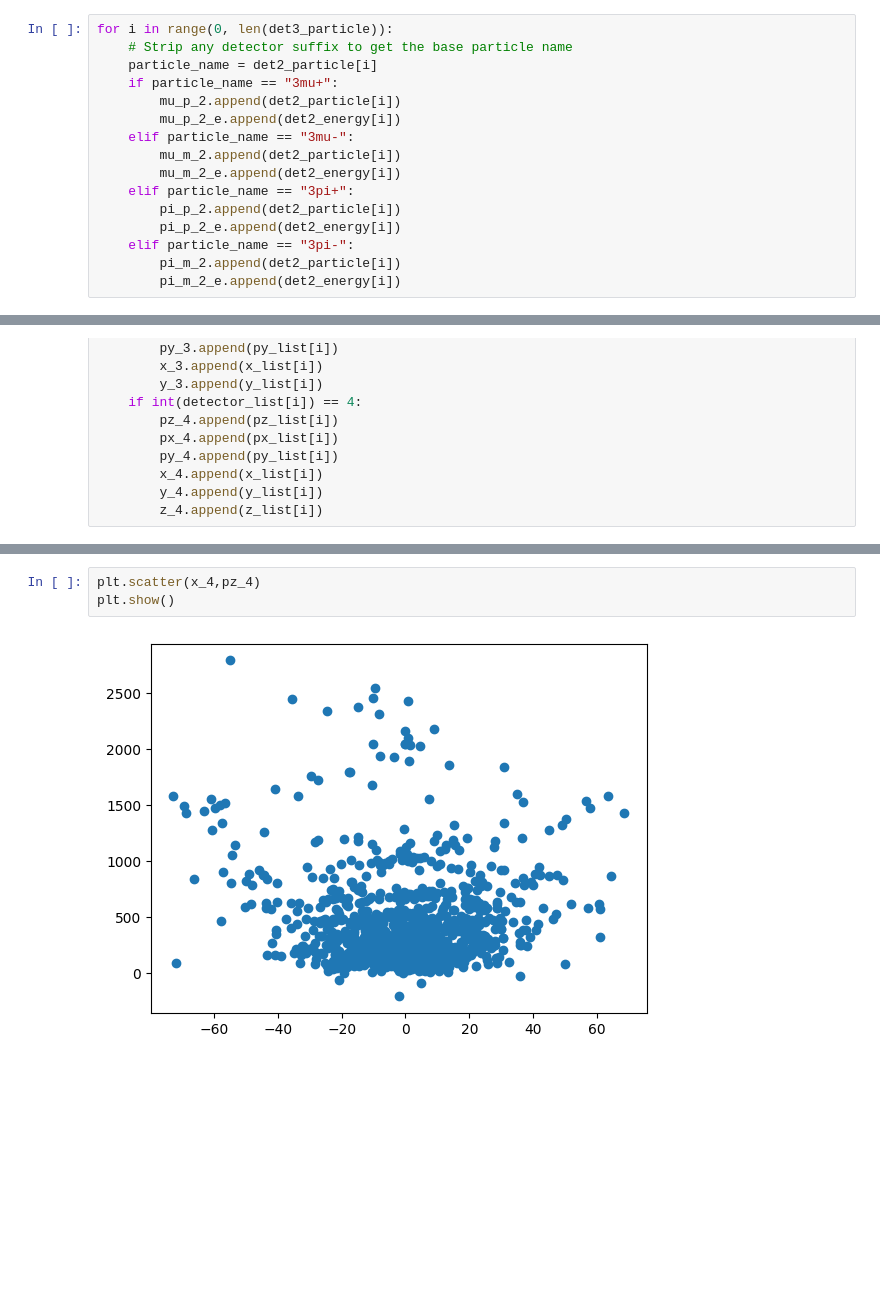
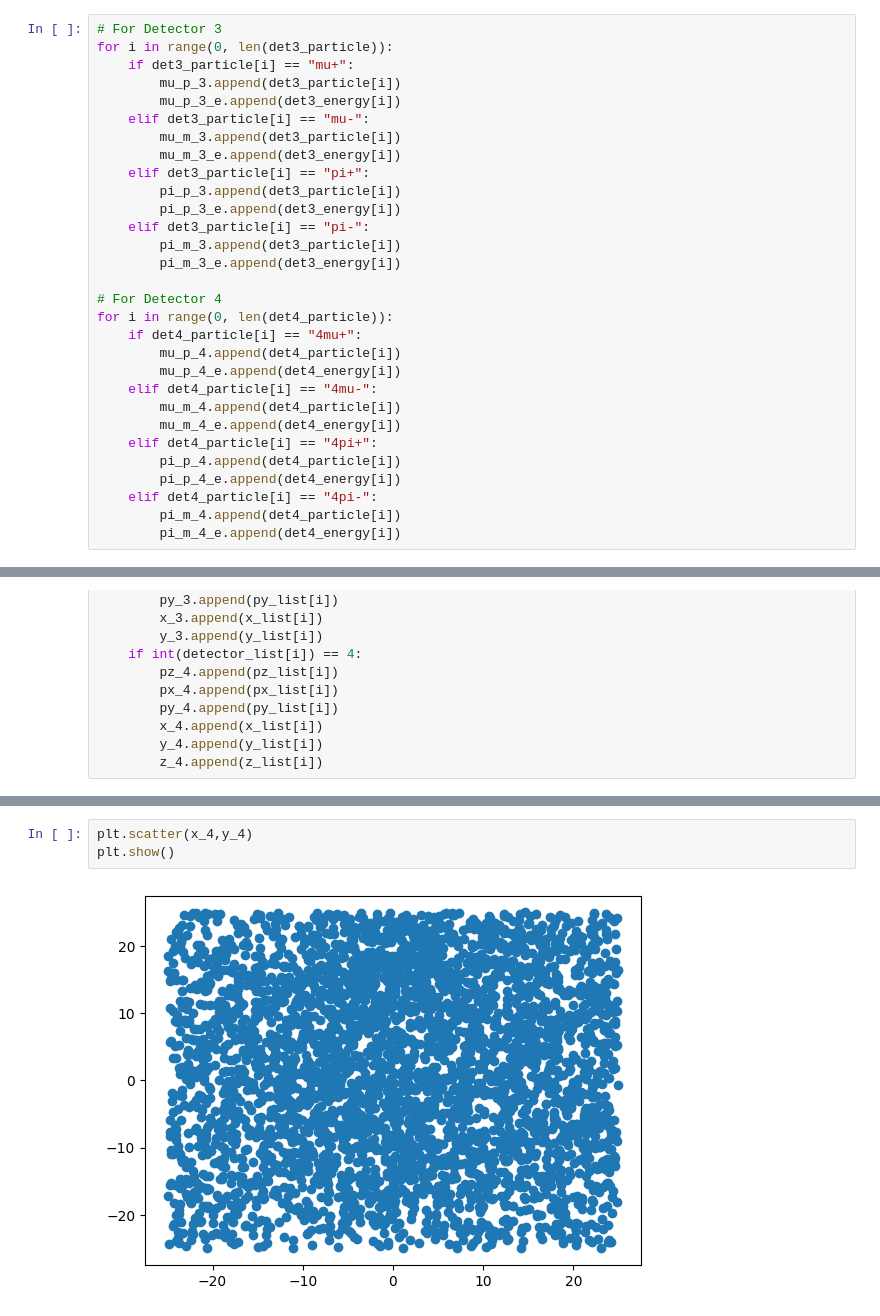
Before and after one commit to prateekraouw/Geant4_new_geo, a Jupyter notebook: build/plot.ipynb, the cells around one changed output, grey strips where cells are left out. Saved outputs shown, nothing was run; the diff lists cells and outputs as text; blank space fills up the shorter version.

```diff
--- a/build/plot.ipynb
+++ b/build/plot.ipynb
@@ -107,20 +127,34 @@ for i in range(0, len(det2_particle)):
         pi_m_2.append(det2_particle[i])
         pi_m_2_e.append(det2_energy[i])
 # %%
+# For Detector 3
 for i in range(0, len(det3_particle)):
-    # Strip any detector suffix to get the base particle name
-    particle_name = det2_particle[i]
-    if particle_name == "3mu+":
-        mu_p_2.append(det2_particle[i])
-        mu_p_2_e.append(det2_energy[i])
-    elif particle_name == "3mu-":
-        mu_m_2.append(det2_particle[i])
-        mu_m_2_e.append(det2_energy[i])
-    elif particle_name == "3pi+":
-        pi_p_2.append(det2_particle[i])
-        pi_p_2_e.append(det2_energy[i])
-    elif particle_name == "3pi-":
-        pi_m_2.append(det2_particle[i])
-        pi_m_2_e.append(det2_energy[i])
+    if det3_particle[i] == "mu+":
+        mu_p_3.append(det3_particle[i])
+        mu_p_3_e.append(det3_energy[i])
+    elif det3_particle[i] == "mu-":
+        mu_m_3.append(det3_particle[i])
+        mu_m_3_e.append(det3_energy[i])
+    elif det3_particle[i] == "pi+":
+        pi_p_3.append(det3_particle[i])
+        pi_p_3_e.append(det3_energy[i])
+    elif det3_particle[i] == "pi-":
+        pi_m_3.append(det3_particle[i])
+        pi_m_3_e.append(det3_energy[i])
+
+# For Detector 4
+for i in range(0, len(det4_particle)):
+    if det4_particle[i] == "4mu+":
+        mu_p_4.append(det4_particle[i])
+        mu_p_4_e.append(det4_energy[i])
+    elif det4_particle[i] == "4mu-":
+        mu_m_4.append(det4_particle[i])
+        mu_m_4_e.append(det4_energy[i])
+    elif det4_particle[i] == "4pi+":
+        pi_p_4.append(det4_particle[i])
+        pi_p_4_e.append(det4_energy[i])
+    elif det4_particle[i] == "4pi-":
+        pi_m_4.append(det4_particle[i])
+        pi_m_4_e.append(det4_energy[i])
 # %%
 plt.figure(figsize=(10, 6))
@@ -306,8 +340,8 @@ plt.show()
 # %%
-plt.scatter(x_4,pz_4)
+plt.scatter(x_4,y_4)
 plt.show()
 # %% [output]
-[figure, old version]
+[figure, new version]
 # %%
 import statistics as stat
 
```
Also changed, not shown: parts of 26 cells of this notebook, 27 other files.
